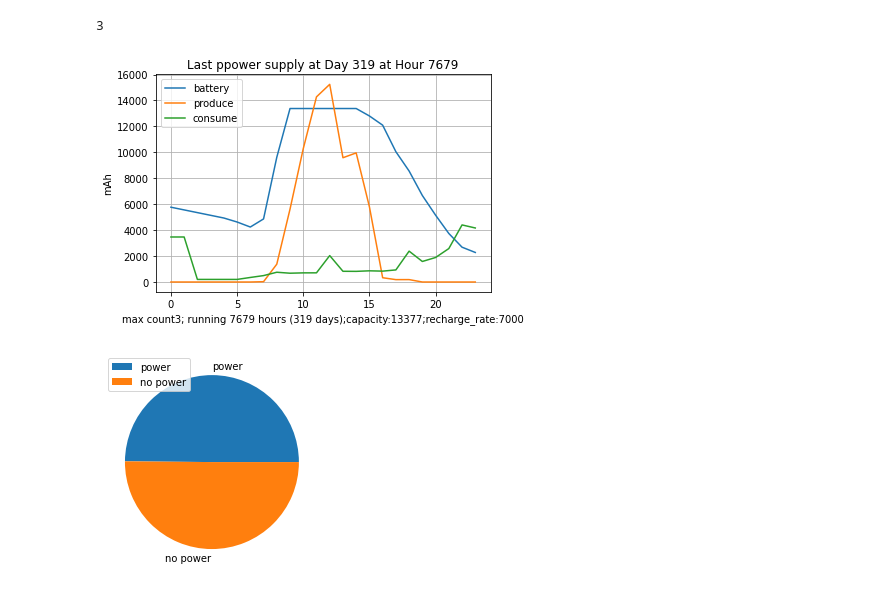
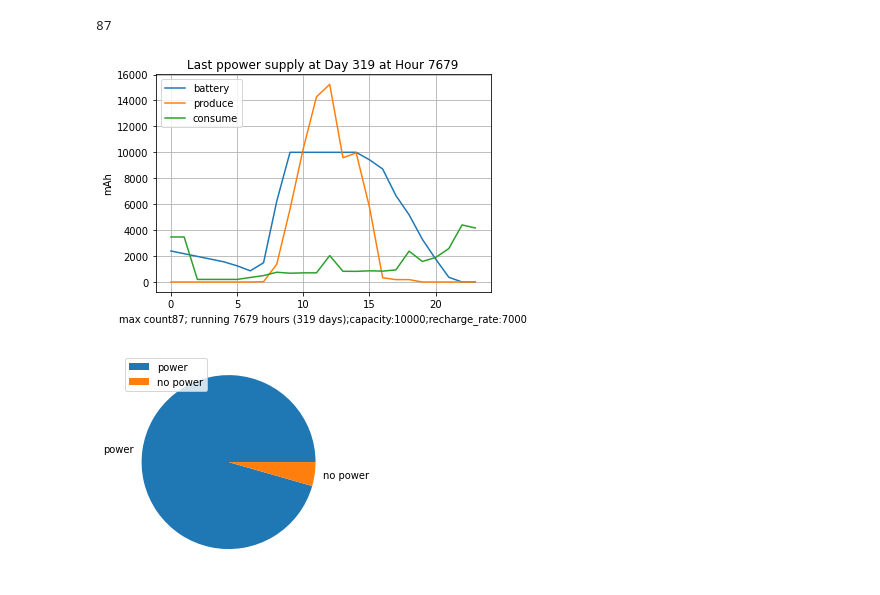
Before and after one commit to StevenLi-phoenix/powerforever, a Jupyter notebook: batteryChoiceEvaluation.ipynb, the cells around one changed output. Cells and saved outputs as stored; diff of their text form; code cells hidden in the pictures.

```diff
--- a/batteryChoiceEvaluation.ipynb
+++ b/batteryChoiceEvaluation.ipynb
@@ -10,6 +10,7 @@ import time
 log = logger("differenceSolarConsume", 100)
 max_recharge_rate = 7000 # 最大充电速率7kw
 max_solar_generation_rate = 20000 # 最大太阳能发20kwh
+avg_data = True
 # batteries = [battery(max_recharge_rate, 100000, 0.96)]
 base = "/Users/lishuyu/PycharmProjects/solarPowerEstimate/"
 npy = f"{base}npy/"
@@ -21,10 +22,11 @@ spring24 = np.load(npy+"spring24.npy")
 summar24 = np.load(npy+"summer24.npy")
 autumn24 = np.load(npy+"autumn24.npy")
 winter24 = np.load(npy+"winter24.npy")
-spring24 = np.sum(spring24, axis=0)/1000
-summar24 = np.sum(summar24, axis=0)/1000
-autumn24 = np.sum(autumn24, axis=0)/1000
-winter24 = np.sum(winter24, axis=0)/1000
+if avg_data:
+    spring24 = np.sum(spring24, axis=0)/1000
+    summar24 = np.sum(summar24, axis=0)/1000
+    autumn24 = np.sum(autumn24, axis=0)/1000
+    winter24 = np.sum(winter24, axis=0)/1000
 # %%
 consume = []
 for name in [spring24, summar24, autumn24, winter24]:
@@ -48,86 +49,82 @@ status = True
 current_cap = []
 max_nopower_count = 0
 power_recharge_rate = 7000
-power_capacity = 13377
+# power_capacity = 13377
+power_capacity = 10000
 power_efficency = 0.96
 
 batteries = [battery(power_recharge_rate, power_capacity, power_efficency)]
 
 year_round_status = []
 for hour in range(320*24):
-    sum_cap = sum([i.capacity for i in batteries])
-    assert sum_cap >= 0
-    current_cap.append(sum_cap)
-    # print(sum_cap, end="\t")
 
+
+
+
+    # extraxt data for power consume list and power produce list
     charge = solarrad[hour] * 1000
     discharge = spring24[hour%24]
+    # calculate current capacity of batteries & add list
+    current_cap.append(sum_cap)
+    sum_cap = sum([i.capacity for i in batteries]); assert sum_cap >= 0
 
-    # print(charge, discharge)
-    # time.sleep(1)
+    if charge > discharge:
+        # put power to battery if chaege larger than discharge
+        remain = charge - discharge
+        for bat in batteries:   remain = bat.charge(remain)
+        # reset status to true
+        status = True
 
 
-    if charge > discharge:
-        remain = charge - discharge
-        # print(f"Charge:{remain}", end="\t")
-        for bat in batteries:   remain = bat.charge(remain)
-
     elif charge < discharge:
-
-        sum_cap_cache = sum_cap
-
-
+        # pull power form battery if discharge larger than charge
         pull = discharge - charge
-        # print(f"Pull:{pull}", end="\t")
         for bat in batteries:   pull = bat.discharge(pull)
 
-        if pull == 0 and not status:
-            log.write("count_reset cause pull is zero")
-            status = True
-            # print(f"count_reset cause pull is zero")
-            # time.sleep
-
+        # if power can not suppply the use of user
         if pull > 0:
             log.write(f"{charge}, {discharge}, {sum([i.capacity for i in batteries])}, note: battery is later for one")
             log.write(f"No avaliable energy on day:{hour//24} hour:{hour}")
-
+            # if not status: pass
             if status:
                 max_nopower_count+=1
-                log.write("count_increase, set status to false")
+                # set status to false and max_count -1
                 status = False
-                # print(f"No avaliable energy on day:{hour//24}, {sum([i.capacity for i in batteries])}")
-                # time.sleep(1)
+                log.write(f"No avaliable energy on day:{hour//24}, {sum([i.capacity for i in batteries])}, count_increase, set status to false")
 
     else:   log.write("balance")
     if status:
         year_round_status.append(1)
     else:
         year_round_status.append(0)
 
 
 
 print(max_nopower_count)
 
 current_cap.append(sum([i.capacity for i in batteries]))
 
 plt.plot(current_cap[-24:], label="battery")
 plt.plot(solarrad[hour-24:hour]*1000, label="produce")
 plt.plot(consume.reshape(-1)[hour-24:hour], label="consume")
 plt.title(f"Last ppower supply at Day {hour//24} at Hour {hour}")
 plt.ylabel("mAh")
 plt.xlabel(f"max count{max_nopower_count}; running {hour} hours ({hour//24} days);capacity:{power_capacity};recharge_rate:{power_recharge_rate}", )
 plt.legend(loc="upper left")
 plt.grid()
 log.write(f"Save plot to {plot}Electric_power_capacity_plots/Electric_power_capacity{power_capacity}_PRR_{power_recharge_rate}_{max_nopower_count}.png")
 plt.savefig(f"{plot}Electric_power_capacity_plots/Electric_power_capacity{power_capacity}_PRR_{power_recharge_rate}_{max_nopower_count}.png")
 plt.show()
+
 powerrate = sum(year_round_status)/len(year_round_status)*100
-nopowerrate = 100 - nopowerrate
+nopowerrate = 100 - powerrate
 plt.pie([powerrate,nopowerrate], labels=['power','no power'])
 plt.legend(loc="upper left")
 plt.savefig(f"{plot}Electric_power_capacity_plots/statusPIE.png")
 plt.show()
+
+log.write(f"No power rate: {nopowerrate}, power rate:{powerrate}")
 # %% [output]
-3
+87
-[figure, old version]
+[figure, new version]
-[figure, old version]
+[figure, new version]
```
Also changed, not shown: parts of 4 cells of this notebook, 10 other files.
